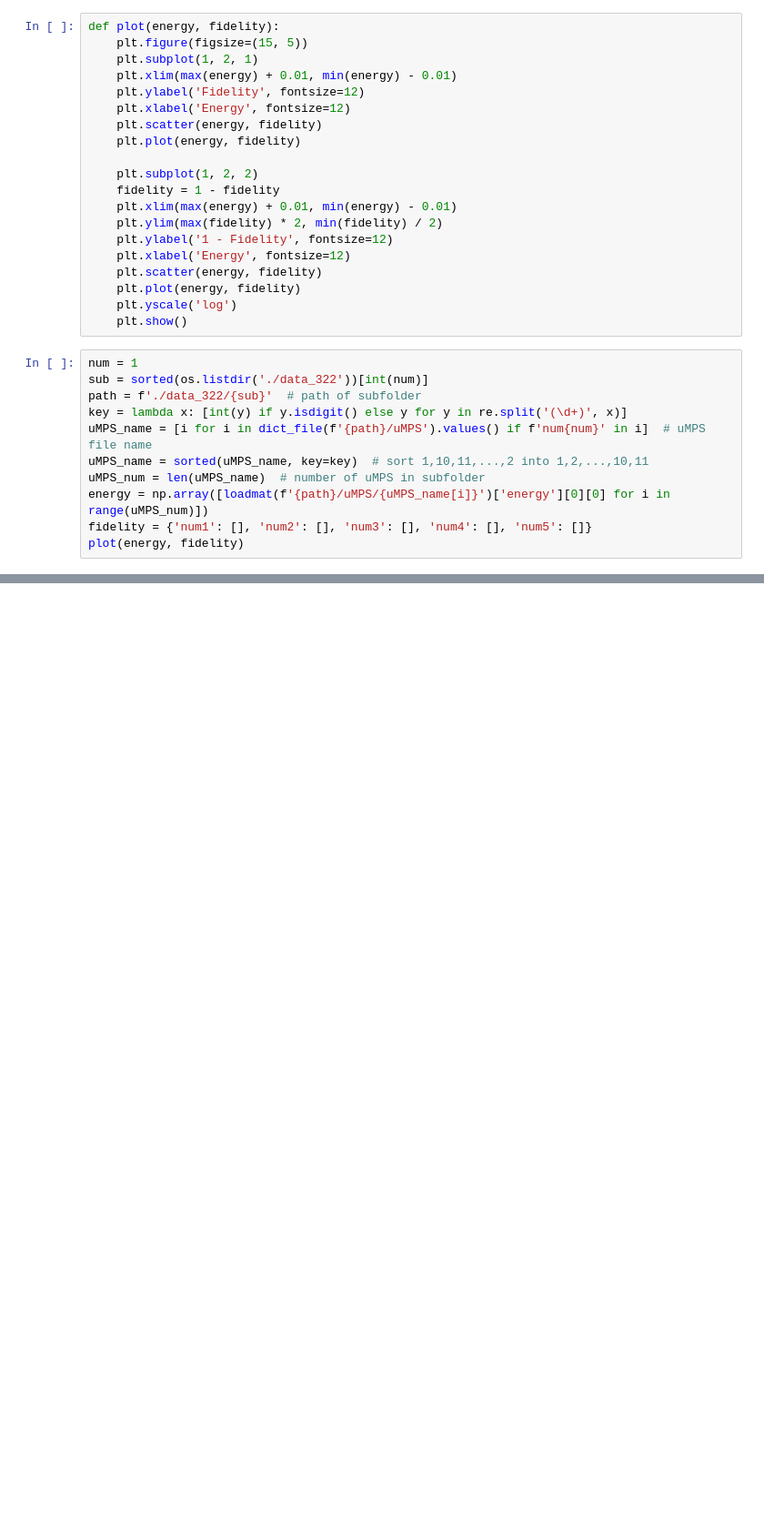
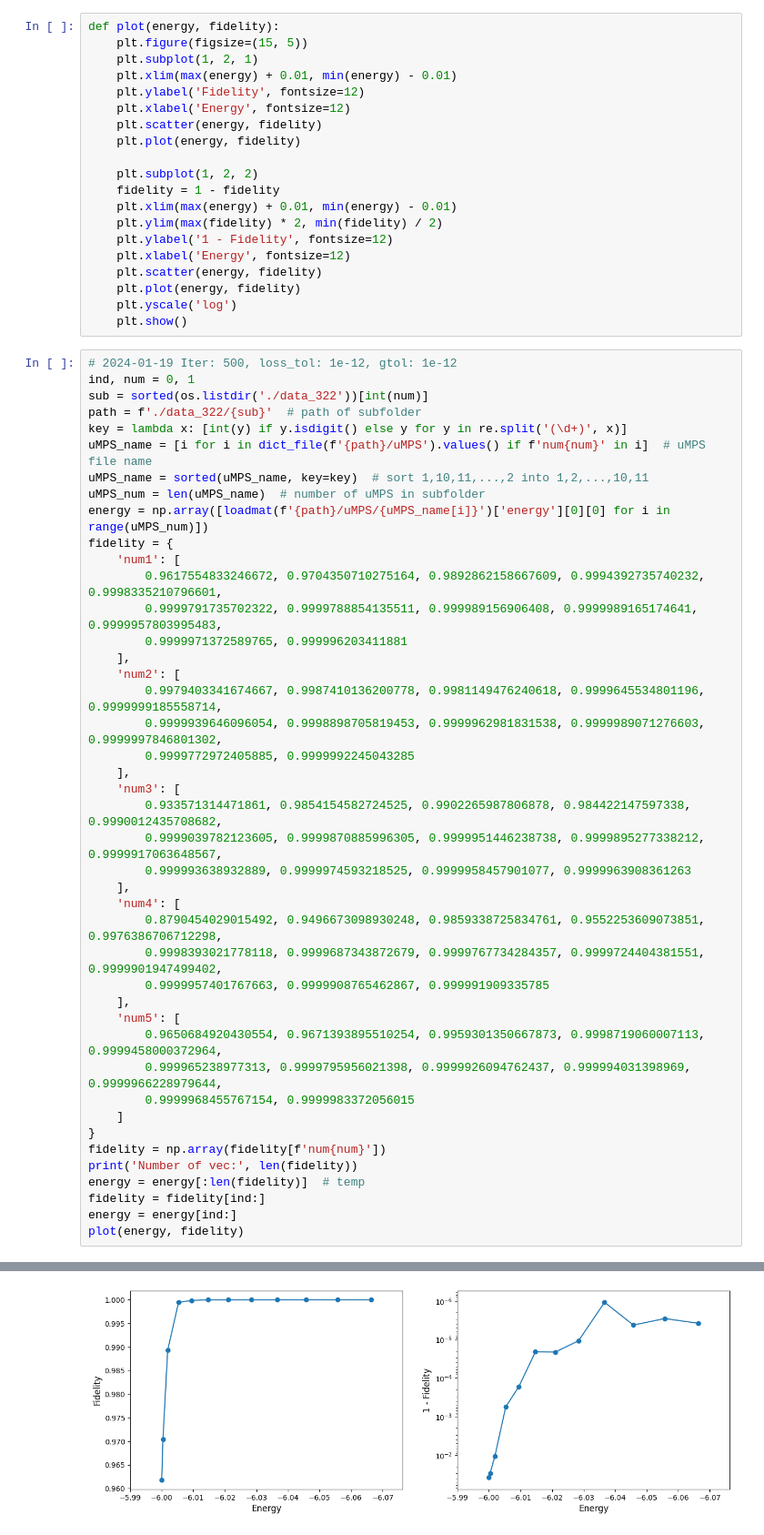
Before and after one commit to GhostArtyom/QuditVQE, a Jupyter notebook: PlotFidelity.ipynb, the cells around one changed output, grey strips where cells are left out. Shown at 91% size. Saved outputs shown, nothing was run; the diff lists cells and outputs as text; blank space fills up the shorter version.

Commit message:
Update: PlotFidelity.ipynb Feature: [ind:] for plot Set: 30 iter when reach local_minima

```diff
--- a/PlotFidelity.ipynb
+++ b/PlotFidelity.ipynb
@@ -28,7 +28,8 @@ def plot(energy, fidelity):
     plt.yscale('log')
     plt.show()
 # %%
-num = 1
+# 2024-01-19 Iter: 500, loss_tol: 1e-12, gtol: 1e-12
+ind, num = 0, 1
 sub = sorted(os.listdir('./data_322'))[int(num)]
 path = f'./data_322/{sub}'  # path of subfolder
 key = lambda x: [int(y) if y.isdigit() else y for y in re.split('(\d+)', x)]
@@ -36,5 +37,37 @@ uMPS_name = [i for i in dict_file(f'{path}/uMPS').values() if f'num{num}' in i]
 uMPS_name = sorted(uMPS_name, key=key)  # sort 1,10,11,...,2 into 1,2,...,10,11
 uMPS_num = len(uMPS_name)  # number of uMPS in subfolder
 energy = np.array([loadmat(f'{path}/uMPS/{uMPS_name[i]}')['energy'][0][0] for i in range(uMPS_num)])
-fidelity = {'num1': [], 'num2': [], 'num3': [], 'num4': [], 'num5': []}
+fidelity = {
+    'num1': [
+        0.9617554833246672, 0.9704350710275164, 0.9892862158667609, 0.9994392735740232, 0.9998335210796601,
+        0.9999791735702322, 0.9999788854135511, 0.999989156906408, 0.9999989165174641, 0.9999957803995483,
+        0.9999971372589765, 0.999996203411881
+    ],
+    'num2': [
+        0.9979403341674667, 0.9987410136200778, 0.9981149476240618, 0.9999645534801196, 0.9999999185558714,
+        0.9999939646096054, 0.9998898705819453, 0.9999962981831538, 0.9999989071276603, 0.9999997846801302,
+        0.9999772972405885, 0.9999992245043285
+    ],
+    'num3': [
+        0.933571314471861, 0.9854154582724525, 0.9902265987806878, 0.984422147597338, 0.9990012435708682,
+        0.9999039782123605, 0.9999870885996305, 0.9999951446238738, 0.9999895277338212, 0.9999917063648567,
+        0.999993638932889, 0.9999974593218525, 0.9999958457901077, 0.9999963908361263
+    ],
+    'num4': [
+        0.8790454029015492, 0.9496673098930248, 0.9859338725834761, 0.9552253609073851, 0.9976386706712298,
+        0.9998393021778118, 0.9999687343872679, 0.9999767734284357, 0.9999724404381551, 0.9999901947499402,
+        0.9999957401767663, 0.9999908765462867, 0.999991909335785
+    ],
+    'num5': [
+        0.9650684920430554, 0.9671393895510254, 0.9959301350667873, 0.9998719060007113, 0.9999458000372964,
+        0.999965238977313, 0.9999795956021398, 0.9999926094762437, 0.999994031398969, 0.9999966228979644,
+        0.9999968455767154, 0.9999983372056015
+    ]
+}
+fidelity = np.array(fidelity[f'num{num}'])
+print('Number of vec:', len(fidelity))
+energy = energy[:len(fidelity)]  # temp
+fidelity = fidelity[ind:]
+energy = energy[ind:]
 plot(energy, fidelity)
+# %% [output]
@@ -41 +75,2 @@ plot(energy, fidelity)
+[figure, added]
 # %%
```
Also changed, not shown: parts of 3 cells of this notebook, 1 other file.
